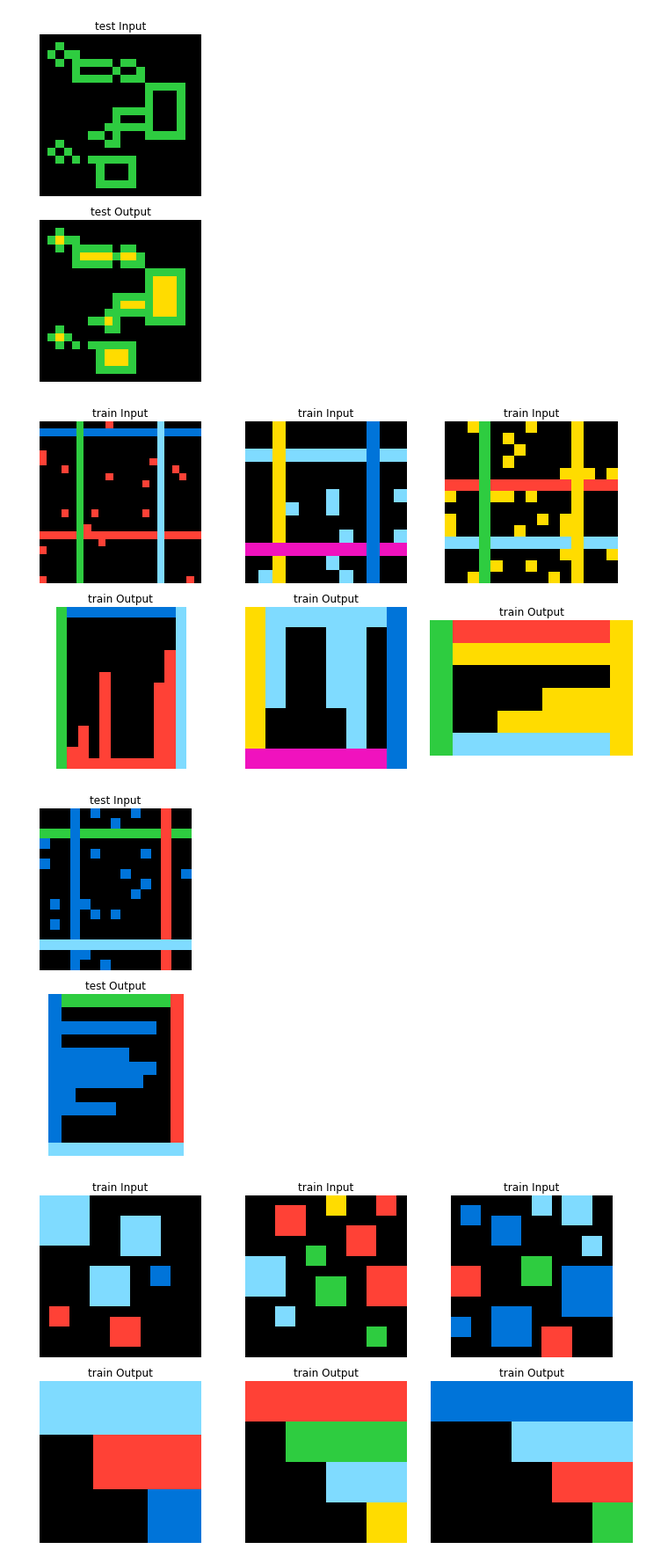
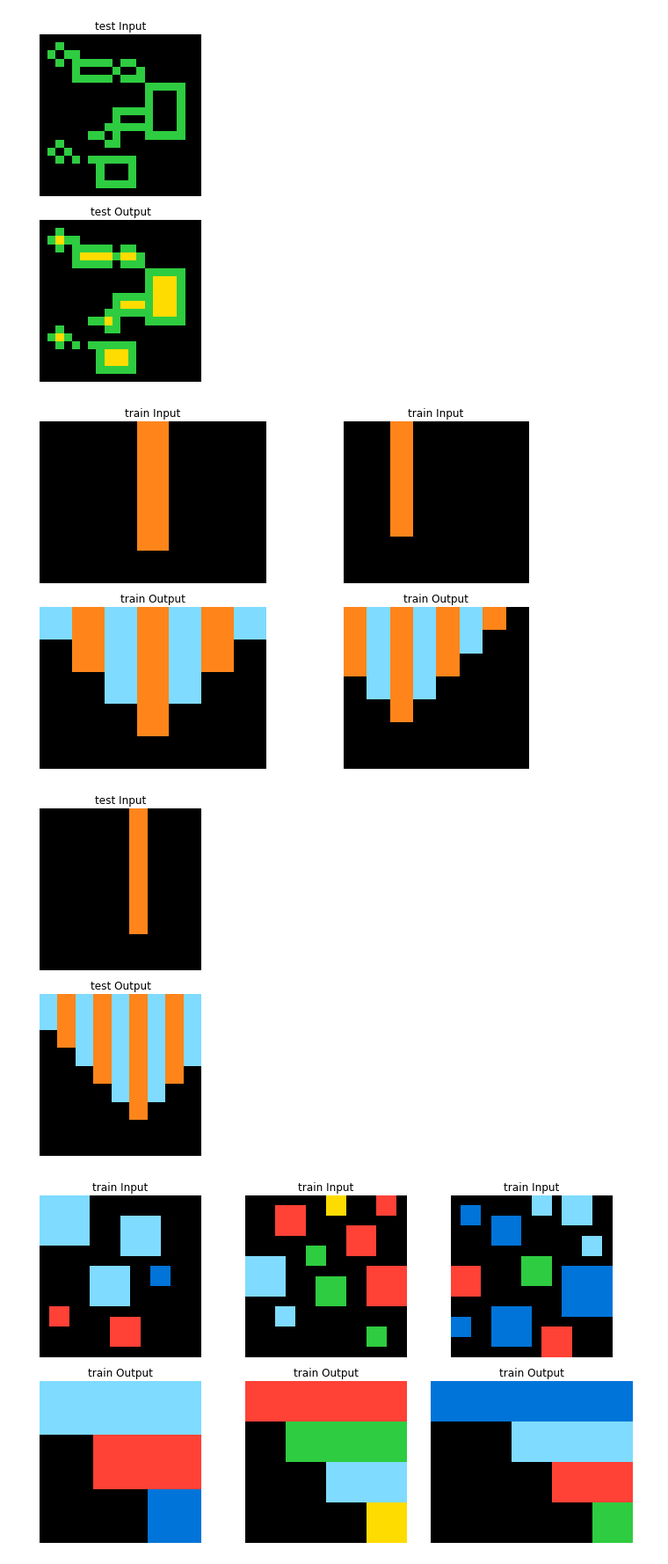
Before and after one commit to tnfru/abstraction_and_reasoning, a Jupyter notebook: ARC.ipynb, the cells around one changed output. Shown: that part at 88% size. Drawn from its saved outputs; the diff is of its cells as text; code cells hidden in the pictures.

```diff
--- a/ARC.ipynb
+++ b/ARC.ipynb
@@ -79,3 +79,6 @@ len(train_tasks), len(val_tasks), len(test_tasks)
 (400, 400, 100)
 # %% [markdown]
 # Data Vizualization
+# %%
+fig, ax = plt.subplots(1, 2, figsize=(10, 6))
+plot_example(ax, train_tasks[1], 0 ,'train')
@@ -132,10 +150,10 @@ plot_task(train_tasks[1])
 [figure]
 [figure]
 # %%
-plot_task(train_tasks[137])
+plot_task(train_tasks[347])
 # %% [output]
-[figure, old version]
+[figure, new version]
-[figure, old version]
+[figure, new version]
 # %%
 plot_task(val_tasks[65])
 # %% [output]
```
Also changed, not shown: parts of 16 cells of this notebook.
